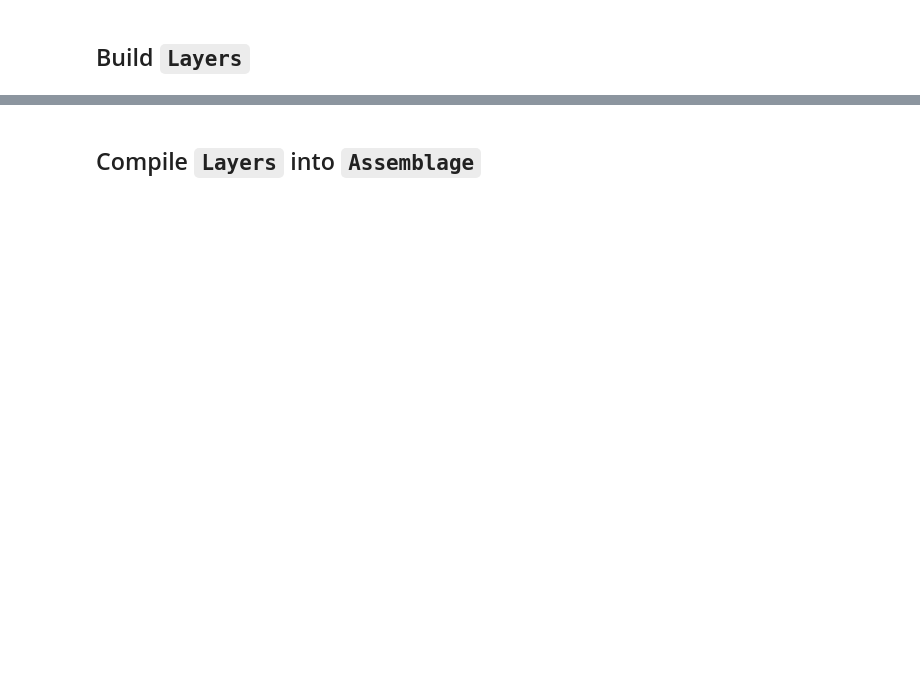
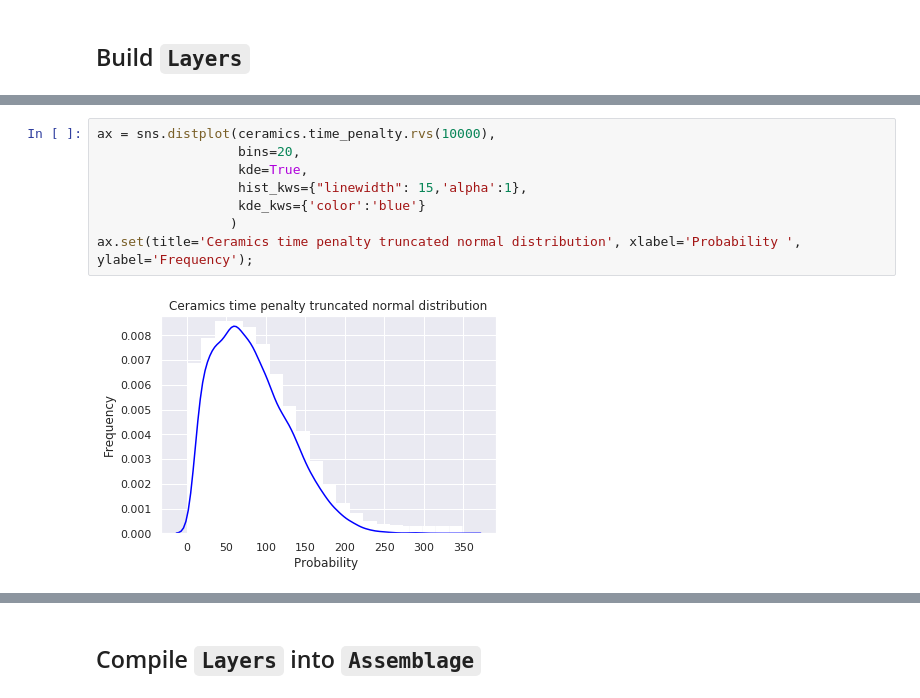
Before and after one commit to deppen8/prospect, a Jupyter notebook: notebooks/simulation_hack_alpha.ipynb, the cells around one changed output, grey strips where cells are left out. Drawn from its saved outputs; the diff is of its cells as text; blank space fills up the shorter version.

```diff
--- a/notebooks/simulation_hack_alpha.ipynb
+++ b/notebooks/simulation_hack_alpha.ipynb
@@ -63,0 +78,10 @@ ceramics.__dict__
+# %%
+ax = sns.distplot(ceramics.time_penalty.rvs(10000),
+                  bins=20,
+                  kde=True,
+                  hist_kws={"linewidth": 15,'alpha':1},
+                  kde_kws={'color':'blue'}
+                 )
+ax.set(title='Ceramics time penalty truncated normal distribution', xlabel='Probability ', ylabel='Frequency');
+# %% [output]
+[figure, added]
```
Also changed, not shown: parts of 82 cells of this notebook.
